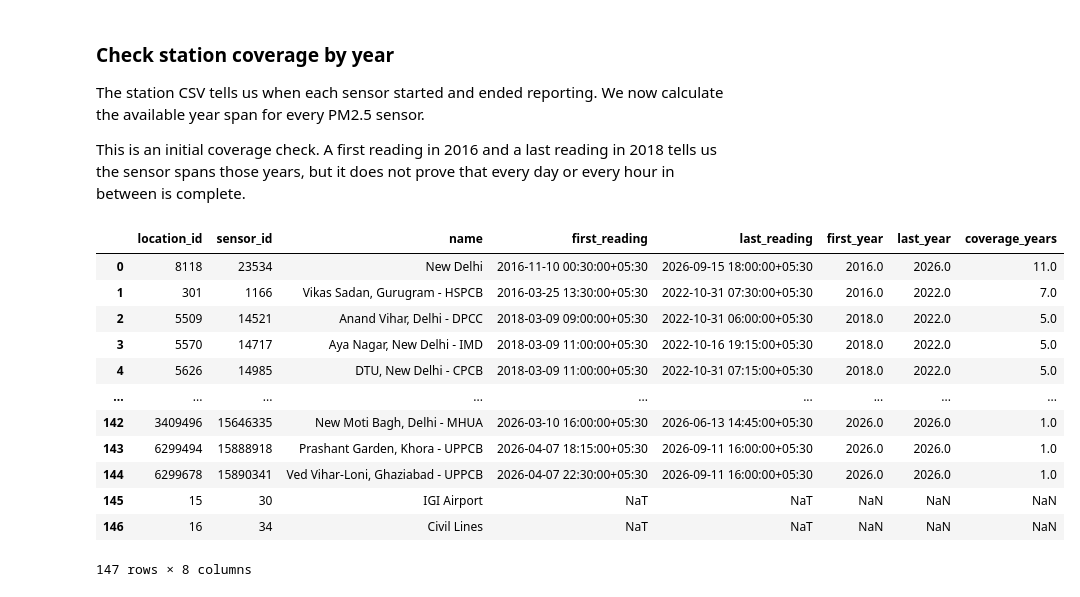
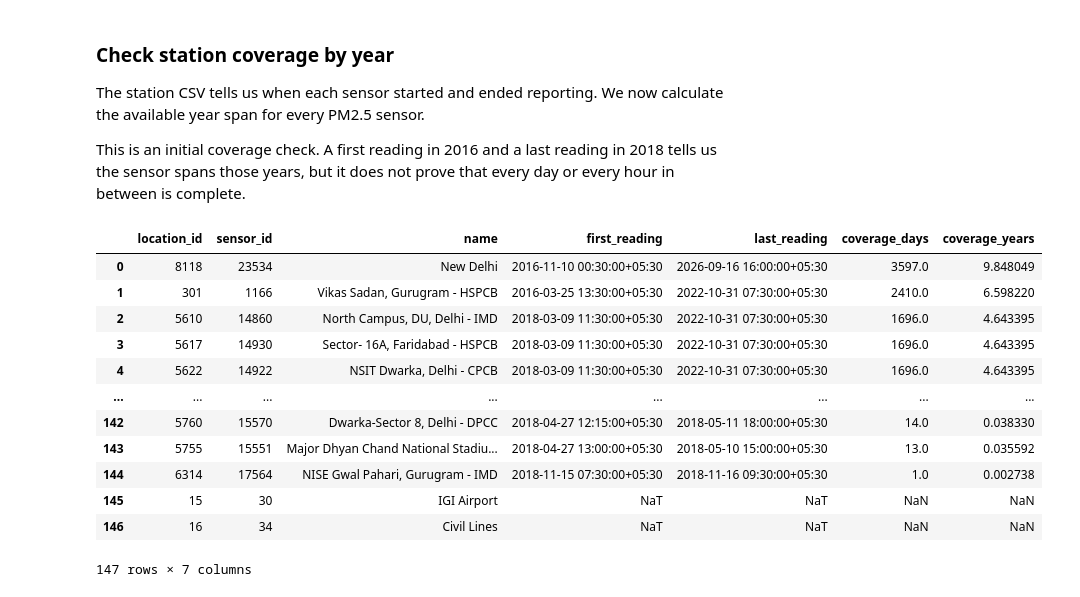
Before and after one commit to coderkali/machine_learning, a Jupyter notebook: 18_Projects/01_Delhi_Air_Forecast/notebooks/03_station_discovery.ipynb, the cells around one changed output. Drawn from its saved outputs; the diff is of its cells as text; code cells hidden in the pictures.

```diff
--- a/18_Projects/01_Delhi_Air_Forecast/notebooks/03_station_discovery.ipynb
+++ b/18_Projects/01_Delhi_Air_Forecast/notebooks/03_station_discovery.ipynb
@@ -324,53 +324,53 @@ This is an initial coverage check. A first reading in 2016 and a last reading in
 # %%
 coverage_table = pm25_table.copy()
 
 coverage_table["first_reading"] = pd.to_datetime(
     coverage_table["first_reading"],
     errors="coerce"
 )
 
 coverage_table["last_reading"] = pd.to_datetime(
     coverage_table["last_reading"],
     errors="coerce"
 )
 
-coverage_table["first_year"] = coverage_table["first_reading"].dt.year
-coverage_table["last_year"] = coverage_table["last_reading"].dt.year
+# Real elapsed time, not calendar years touched (2025-12-31 to 2026-01-01
+# spans two calendar years but is only 1 day of actual coverage).
+coverage_table["coverage_days"] = (
+    coverage_table["last_reading"] - coverage_table["first_reading"]
+).dt.days
 
-coverage_table["coverage_years"] = (
-    coverage_table["last_year"] - coverage_table["first_year"] + 1
-)
+coverage_table["coverage_years"] = coverage_table["coverage_days"] / 365.25
 
 coverage_table = coverage_table[
     [
         "location_id",
         "sensor_id",
         "name",
         "first_reading",
         "last_reading",
-        "first_year",
-        "last_year",
+        "coverage_days",
         "coverage_years",
     ]
 ].sort_values(
-    by=["coverage_years", "first_reading"],
-    ascending=[False, True]
+    by=["coverage_years", "last_reading"],
+    ascending=[False, False]
 )
 
 display(coverage_table.reset_index(drop=True))
 # %% [output]
-|  | location_id | sensor_id | name | first_reading | last_reading | first_year | last_year | coverage_years |
-| 0 | 8118 | 23534 | New Delhi | 2016-11-10 00:30:00+05:30 | 2026-09-15 18:00:00+05:30 | 2016.0 | 2026.0 | 11.0 |
-| 1 | 301 | 1166 | Vikas Sadan, Gurugram - HSPCB | 2016-03-25 13:30:00+05:30 | 2022-10-31 07:30:00+05:30 | 2016.0 | 2022.0 | 7.0 |
-| 2 | 5509 | 14521 | Anand Vihar, Delhi - DPCC | 2018-03-09 09:00:00+05:30 | 2022-10-31 06:00:00+05:30 | 2018.0 | 2022.0 | 5.0 |
-| 3 | 5570 | 14717 | Aya Nagar, New Delhi - IMD | 2018-03-09 11:00:00+05:30 | 2022-10-16 19:15:00+05:30 | 2018.0 | 2022.0 | 5.0 |
-| 4 | 5626 | 14985 | DTU, New Delhi - CPCB | 2018-03-09 11:00:00+05:30 | 2022-10-31 07:15:00+05:30 | 2018.0 | 2022.0 | 5.0 |
-| ... | ... | ... | ... | ... | ... | ... | ... | ... |
-| 142 | 3409496 | 15646335 | New Moti Bagh, Delhi - MHUA | 2026-03-10 16:00:00+05:30 | 2026-06-13 14:45:00+05:30 | 2026.0 | 2026.0 | 1.0 |
-| 143 | 6299494 | 15888918 | Prashant Garden, Khora - UPPCB | 2026-04-07 18:15:00+05:30 | 2026-09-11 16:00:00+05:30 | 2026.0 | 2026.0 | 1.0 |
-| 144 | 6299678 | 15890341 | Ved Vihar-Loni, Ghaziabad - UPPCB | 2026-04-07 22:30:00+05:30 | 2026-09-11 16:00:00+05:30 | 2026.0 | 2026.0 | 1.0 |
-| 145 | 15 | 30 | IGI Airport | NaT | NaT | NaN | NaN | NaN |
-| 146 | 16 | 34 | Civil Lines | NaT | NaT | NaN | NaN | NaN |
+|  | location_id | sensor_id | name | first_reading | last_reading | coverage_days | coverage_years |
+| 0 | 8118 | 23534 | New Delhi | 2016-11-10 00:30:00+05:30 | 2026-09-16 16:00:00+05:30 | 3597.0 | 9.848049 |
+| 1 | 301 | 1166 | Vikas Sadan, Gurugram - HSPCB | 2016-03-25 13:30:00+05:30 | 2022-10-31 07:30:00+05:30 | 2410.0 | 6.598220 |
+| 2 | 5610 | 14860 | North Campus, DU, Delhi - IMD | 2018-03-09 11:30:00+05:30 | 2022-10-31 07:30:00+05:30 | 1696.0 | 4.643395 |
+| 3 | 5617 | 14930 | Sector- 16A, Faridabad - HSPCB | 2018-03-09 11:30:00+05:30 | 2022-10-31 07:30:00+05:30 | 1696.0 | 4.643395 |
+| 4 | 5622 | 14922 | NSIT Dwarka, Delhi - CPCB | 2018-03-09 11:30:00+05:30 | 2022-10-31 07:30:00+05:30 | 1696.0 | 4.643395 |
+| ... | ... | ... | ... | ... | ... | ... | ... |
+| 142 | 5760 | 15570 | Dwarka-Sector 8, Delhi - DPCC | 2018-04-27 12:15:00+05:30 | 2018-05-11 18:00:00+05:30 | 14.0 | 0.038330 |
+| 143 | 5755 | 15551 | Major Dhyan Chand National Stadiu... | 2018-04-27 13:00:00+05:30 | 2018-05-10 15:00:00+05:30 | 13.0 | 0.035592 |
+| 144 | 6314 | 17564 | NISE Gwal Pahari, Gurugram - IMD | 2018-11-15 07:30:00+05:30 | 2018-11-16 09:30:00+05:30 | 1.0 | 0.002738 |
+| 145 | 15 | 30 | IGI Airport | NaT | NaT | NaN | NaN |
+| 146 | 16 | 34 | Civil Lines | NaT | NaT | NaN | NaN |
-147 rows × 8 columns
+147 rows × 7 columns
 # %%
 two_year_sensors = coverage_table[
```
Also changed, not shown: parts of 2 cells of this notebook, 11 other files.
